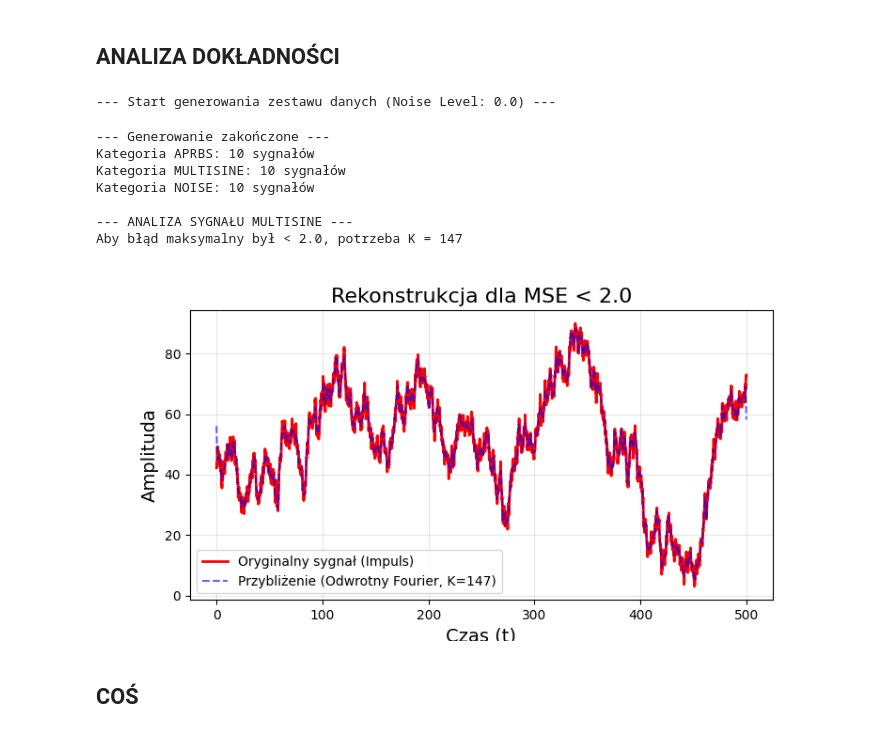
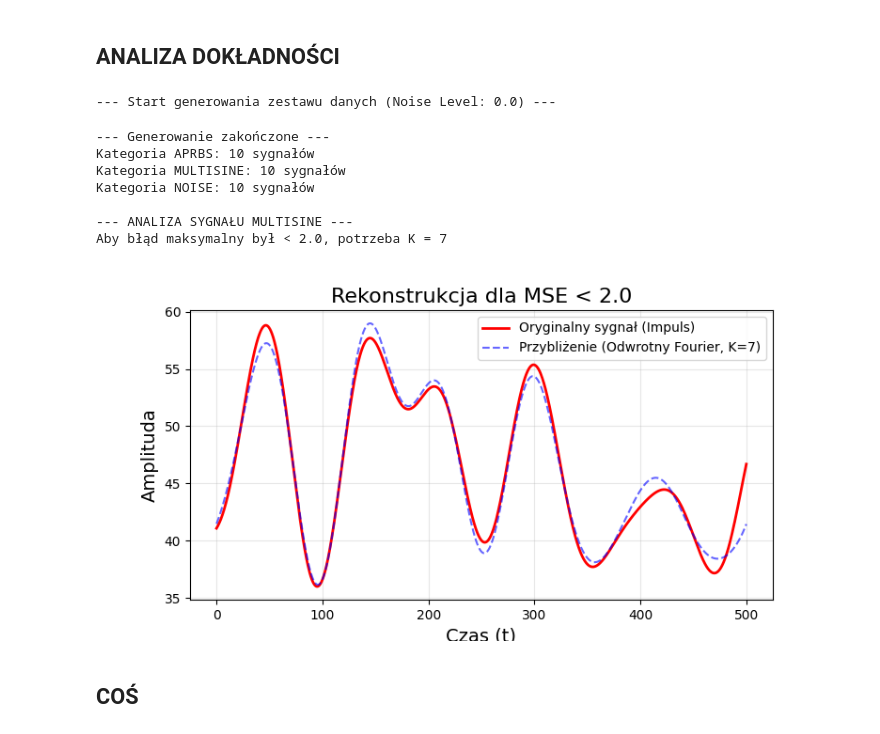
Before and after one commit to grzesiex22/Signals_1D_compression, a Jupyter notebook: main.ipynb, the cells around one changed output. Cells and saved outputs as stored; diff of their text form; code cells hidden in the pictures.

```diff
--- a/main.ipynb
+++ b/main.ipynb
@@ -348,37 +395,37 @@ creator = DatasetCreator(t_span=[0, 500], dt=0.1, amp_range=(3, 90), noise_level
 dataset = creator.create_dataset(n_aprbs=10, n_multisine=10, n_noise=10)
 
 print("\n--- ANALIZA SYGNAŁU MULTISINE ---")# Pobieramy pierwszy sygnał z listy
-signal = dataset['noise'][0] # multisine, arbs, noise
+signal = dataset['multisine'][0]
 
 # 1. Obliczasz FFT za pomocą numpy
 coeffs = np.fft.rfft(signal.y)
 
 # 2. Szukasz K dla Max Error = 2.0 (czyli niebieska linia ma być b. blisko czerwonej)
 # Ustaw próg dopasowany do Twojej amp_range (np. 3-5% amplitudy sygnału)
 max_allowed_diff = 2.0
-mode = 'mse'  # Można użyć 'max_error' aby sprawdzać maksymalny błąd albo 'mse' aby sprawdzać średni błąd kwadratowy
+mode = 'mse'  # Możesz też użyć 'max_error' jeśli chcesz sprawdzać maksymalny błąd zamiast MSE
 results = FidelityAnalyzer.analyze_by_error(signal.y, coeffs, threshold=max_allowed_diff, mode=mode)
 
 print(f"Aby błąd maksymalny był < {max_allowed_diff}, potrzeba K = {results['k_threshold']}")
 
 # 3. Rysujesz wynik
 Plotter.plot_fourier_comparison(
     signal.t,
     signal.y,
     results['reconstructed_y'],
     K=results['k_threshold'],
     title=f"Rekonstrukcja dla {mode.upper()} < {max_allowed_diff}"
 )
 # %% [output]
 --- Start generowania zestawu danych (Noise Level: 0.0) ---
 --- Generowanie zakończone ---
 Kategoria APRBS: 10 sygnałów
 Kategoria MULTISINE: 10 sygnałów
 Kategoria NOISE: 10 sygnałów
 
 --- ANALIZA SYGNAŁU MULTISINE ---
-Aby błąd maksymalny był < 2.0, potrzeba K = 147
+Aby błąd maksymalny był < 2.0, potrzeba K = 7
-[figure, old version]
+[figure, new version]
 # %% [markdown]
 ## COŚ
 # %%
```
Also changed, not shown: parts of 9 cells of this notebook.
